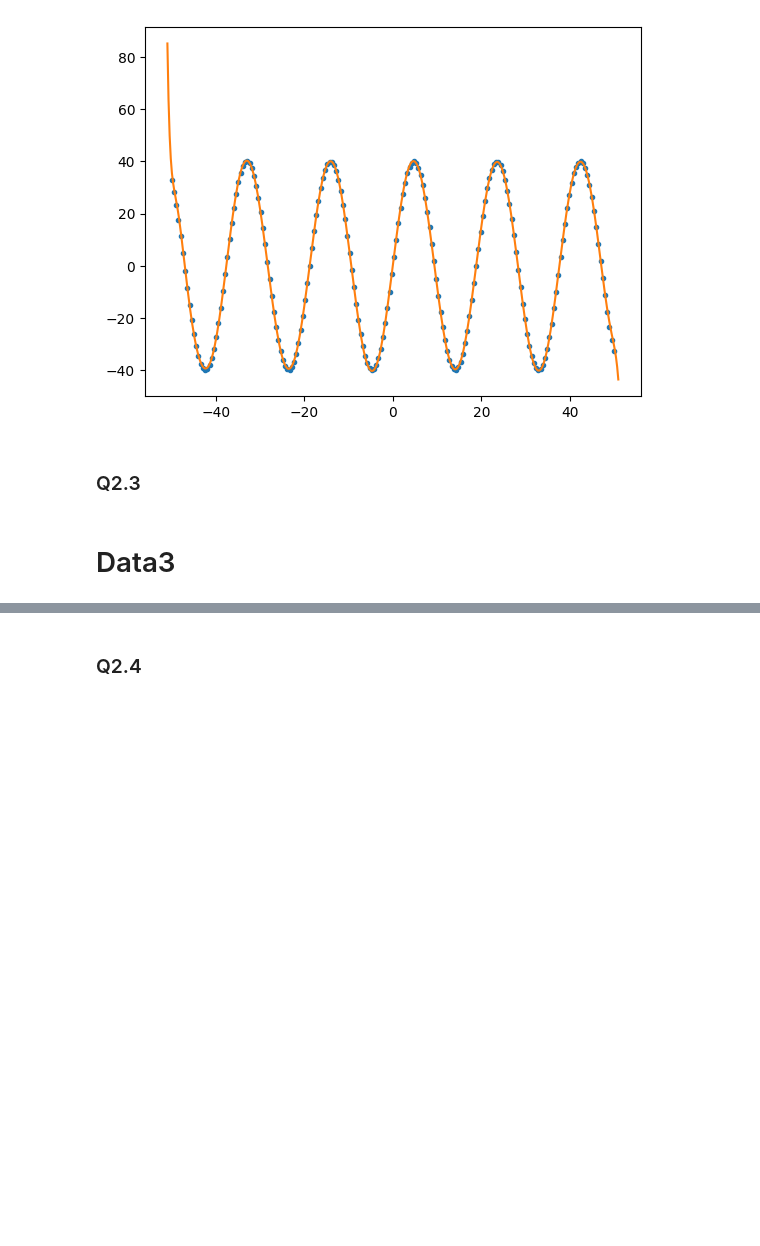
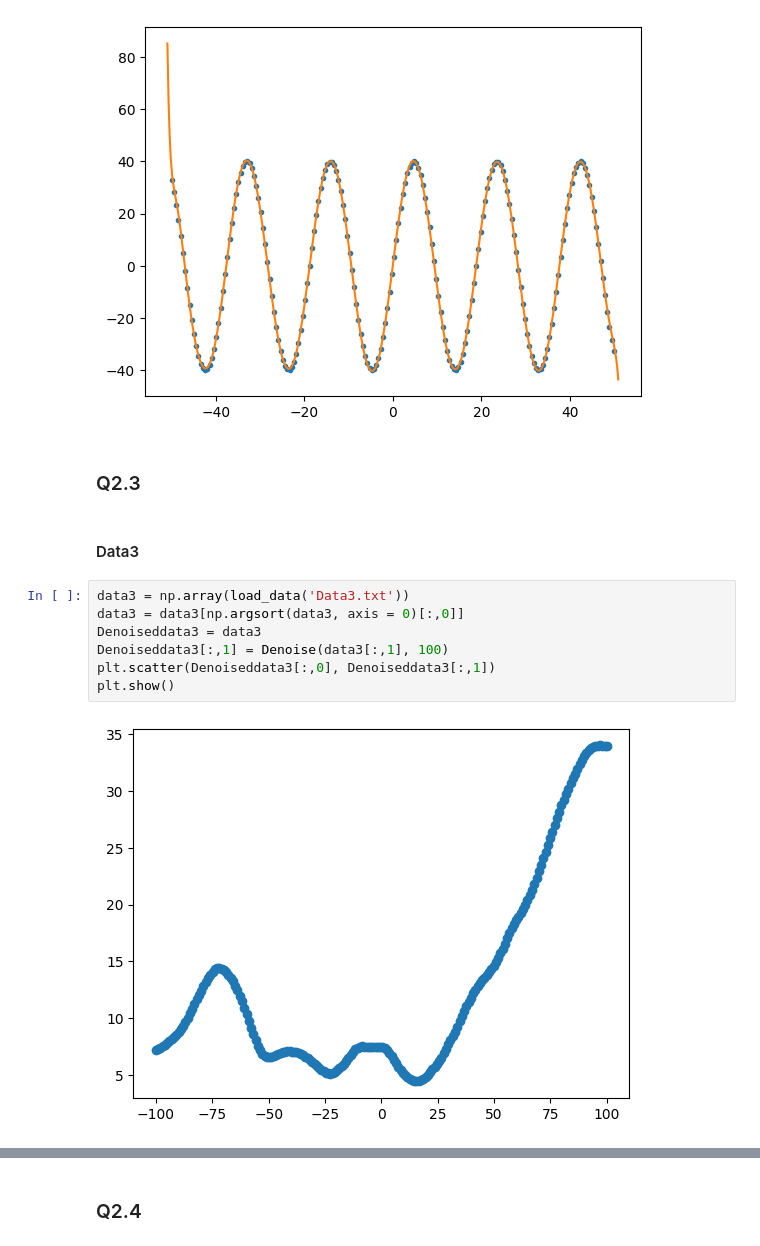
Before and after one commit to garfield-gray/Optimization, a Jupyter notebook: NonConvex/Data_Fitting_&_Denoising.ipynb, the cells around one changed output, grey strips where cells are left out. Cells and saved outputs as stored; diff of their text form; blank space fills up the shorter version.

```diff
--- a/NonConvex/Data_Fitting_&_Denoising.ipynb
+++ b/NonConvex/Data_Fitting_&_Denoising.ipynb
@@ -260,4 +263,13 @@ plt.show()
 # %% [markdown]
 ### Q2.3
 # %% [markdown]
-# Data3
+#### Data3
+# %%
+data3 = np.array(load_data('Data3.txt'))
+data3 = data3[np.argsort(data3, axis = 0)[:,0]]
+Denoiseddata3 = data3
+Denoiseddata3[:,1] = Denoise(data3[:,1], 100)
+plt.scatter(Denoiseddata3[:,0], Denoiseddata3[:,1])
+plt.show()
+# %% [output]
+[figure, added]
```
Also changed, not shown: parts of 15 cells of this notebook.
